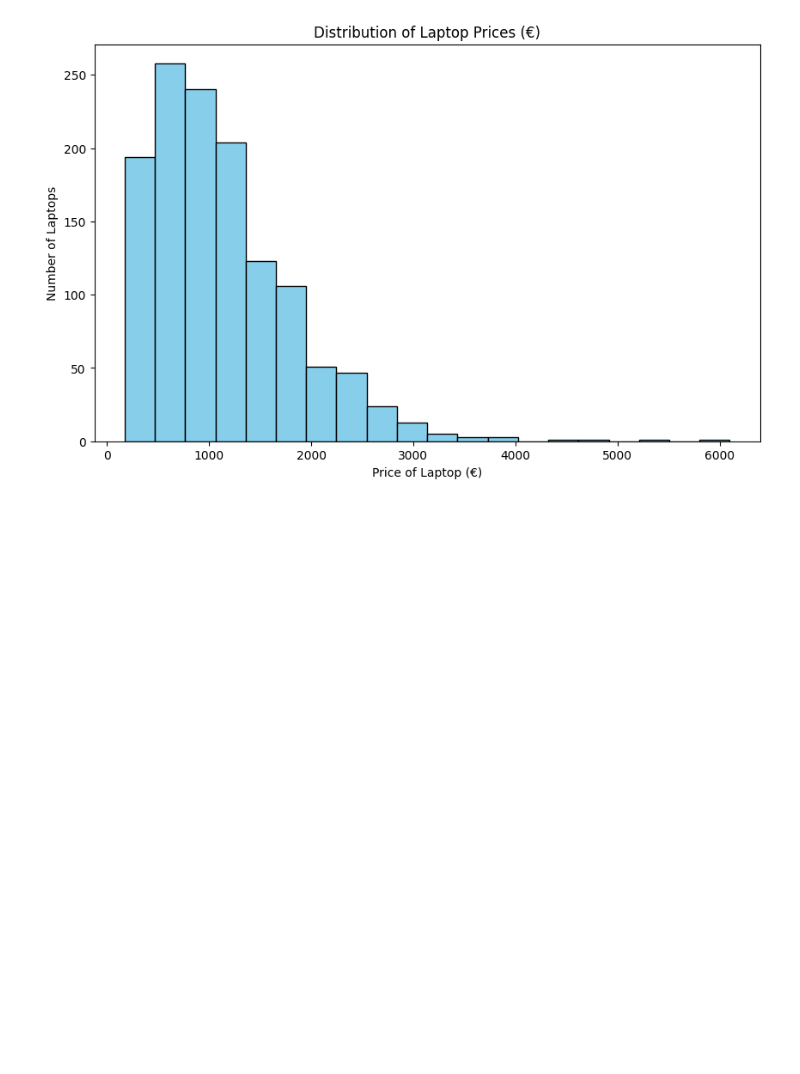
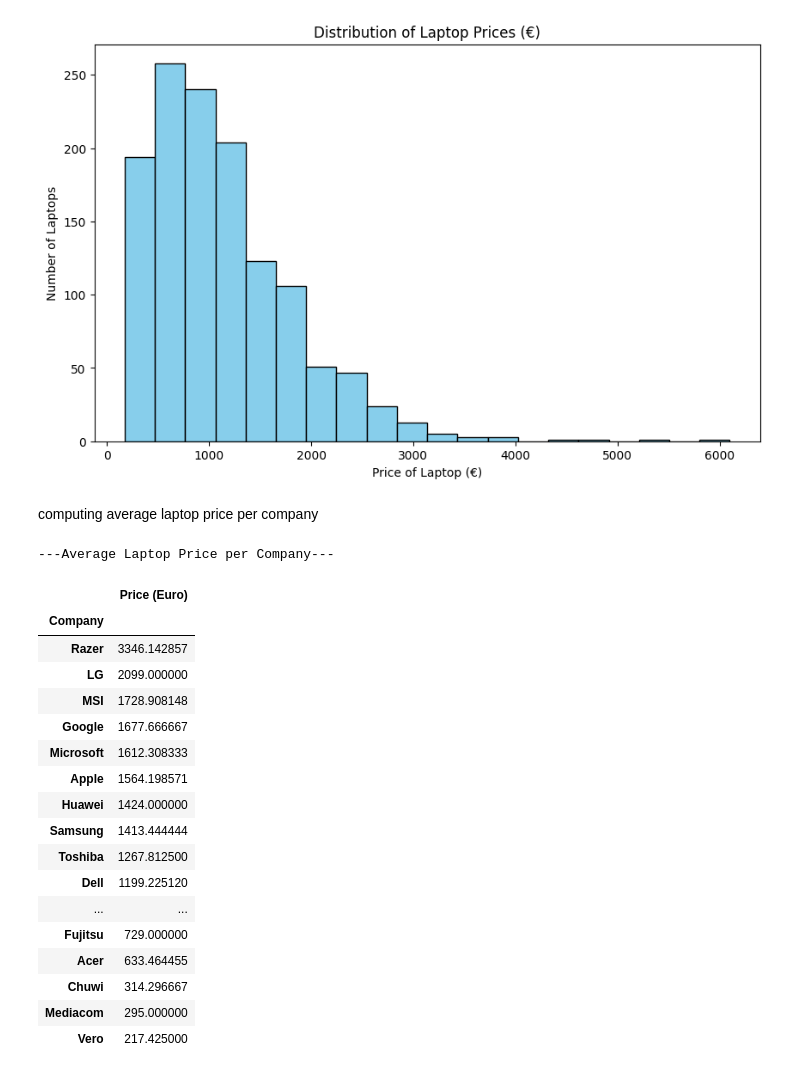
Before and after one commit to mhasid/miniproject1, a Jupyter notebook: prices.ipynb, the cells around one changed output. Cells and saved outputs as stored; diff of their text form; code cells hidden in the pictures; blank space fills up the shorter version.

```diff
--- a/prices.ipynb
+++ b/prices.ipynb
@@ -18,3 +30,29 @@ plt.title('Distribution of Laptop Prices (€)')
 plt.show()
 # %% [output]
 [figure]
+# %% [markdown]
+computing average laptop price per company
+# %%
+company_price_avg = laptop_prices_df.groupby('Company').agg({'Price (Euro)': 'mean'})
+print("\n---Average Laptop Price per Company---")
+company_price_avg
+# %% [output]
+---Average Laptop Price per Company---
+|  | Price (Euro) |
+| Company |  |
+| Razer | 3346.142857 |
+| LG | 2099.000000 |
+| MSI | 1728.908148 |
+| Google | 1677.666667 |
+| Microsoft | 1612.308333 |
+| Apple | 1564.198571 |
+| Huawei | 1424.000000 |
+| Samsung | 1413.444444 |
+| Toshiba | 1267.812500 |
+| Dell | 1199.225120 |
+| ... | ... |
+| Fujitsu | 729.000000 |
+| Acer | 633.464455 |
+| Chuwi | 314.296667 |
+| Mediacom | 295.000000 |
+| Vero | 217.425000 |
```
Also changed, not shown: parts of 1 cell of this notebook.
